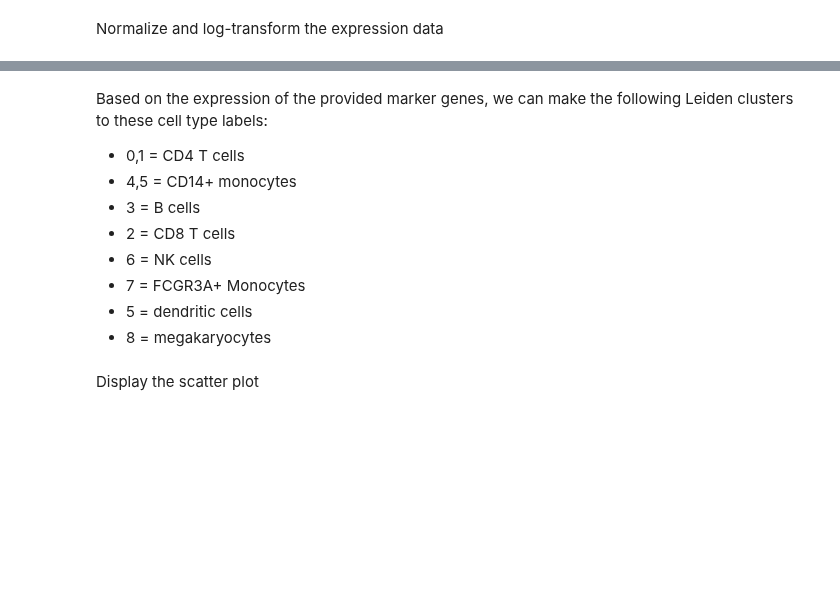
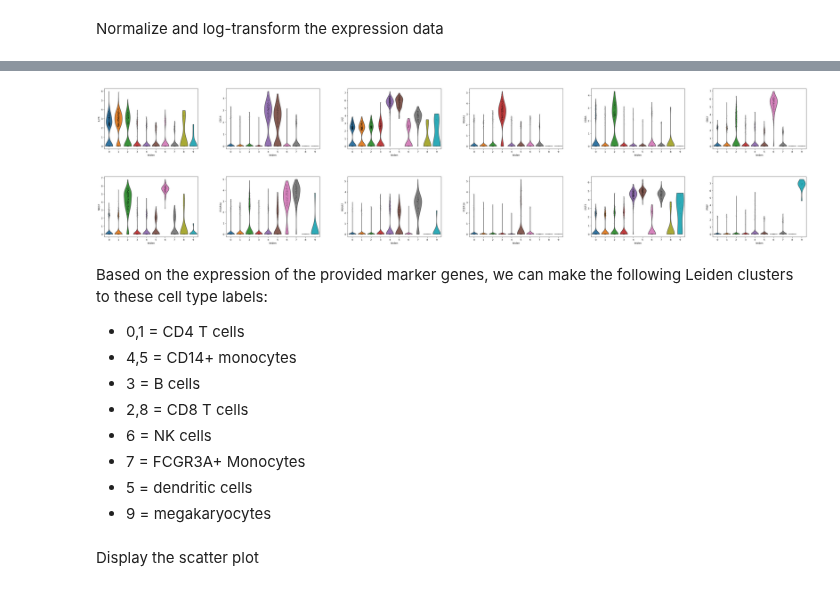
Before and after one commit to chanzuckerberg/cellxgene-census, a Jupyter notebook: api/python/notebooks/analysis_demo/comp_bio_scvi_prediction.ipynb, the cells around one changed output, grey strips where cells are left out. Cells and saved outputs as stored; diff of their text form; code cells hidden in the pictures; blank space fills up the shorter version.

```diff
--- a/api/python/notebooks/analysis_demo/comp_bio_scvi_prediction.ipynb
+++ b/api/python/notebooks/analysis_demo/comp_bio_scvi_prediction.ipynb
@@ -100,25 +114,28 @@ sc.pp.log1p(adata)
 Using the marker genes from the [Scanpy pbmc3k vignette](https://scanpy-tutorials.readthedocs.io/en/latest/pbmc3k.html), we can map our leiden clusters to the corresponding cell type labels used in the tutorial. Our Leiden clustering does not match up perfectly so we need to visualize the marker genes to appropriately map the clusters to the original cell type annotation.
 ![image.png](attachment:58d99df3-de02-4bea-8670-7b2d95a6f8c0.png)
 # %%
-markers1 = ["IL7R", "CD14", "LYZ", "MS4A1", "CD8A", "GNLY"]
-markers2 = ["NKG7", "FCGR3A", "MS4A7", "FCER1A", "CST3", "PPBP"]
+markers_row1 = ["IL7R", "CD14", "LYZ", "MS4A1", "CD8A", "GNLY"]
+markers_row2 = ["NKG7", "FCGR3A", "MS4A7", "FCER1A", "CST3", "PPBP"]
 
 with warnings.catch_warnings():
     warnings.filterwarnings('ignore')
 
-    sc.pl.violin(adata, markers1, groupby='leiden')
-    sc.pl.violin(adata, markers2, groupby='leiden')
+    sc.pl.violin(adata, markers_row1, groupby='leiden')
+    sc.pl.violin(adata, markers_row2, groupby='leiden')
+# %% [output]
+[figure, added]
+[figure, added]
 # %% [markdown]
 Based on the expression of the provided marker genes, we can make the following Leiden clusters to these cell type labels:
 
  - 0,1 = CD4 T cells
  - 4,5 = CD14+ monocytes
  - 3 = B cells
- - 2 = CD8 T cells
+ - 2,8 = CD8 T cells
  - 6 = NK cells
  - 7 = FCGR3A+ Monocytes
  - 5 = dendritic cells
- - 8 = megakaryocytes
+ - 9 = megakaryocytes
 # %%
 original_cell_types = [
     "CD4 T cells",
```
Also changed, not shown: parts of 7 cells of this notebook.
